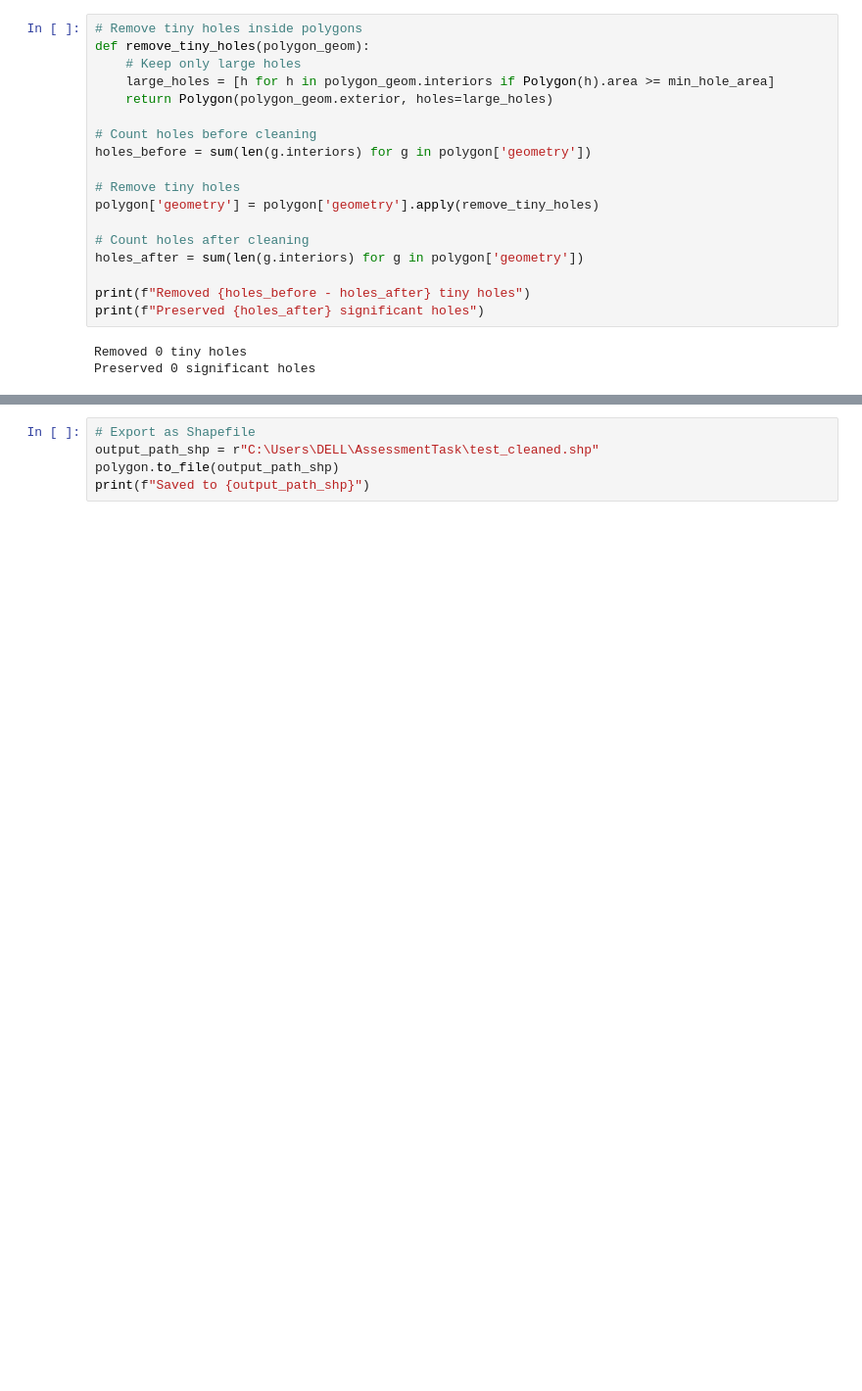
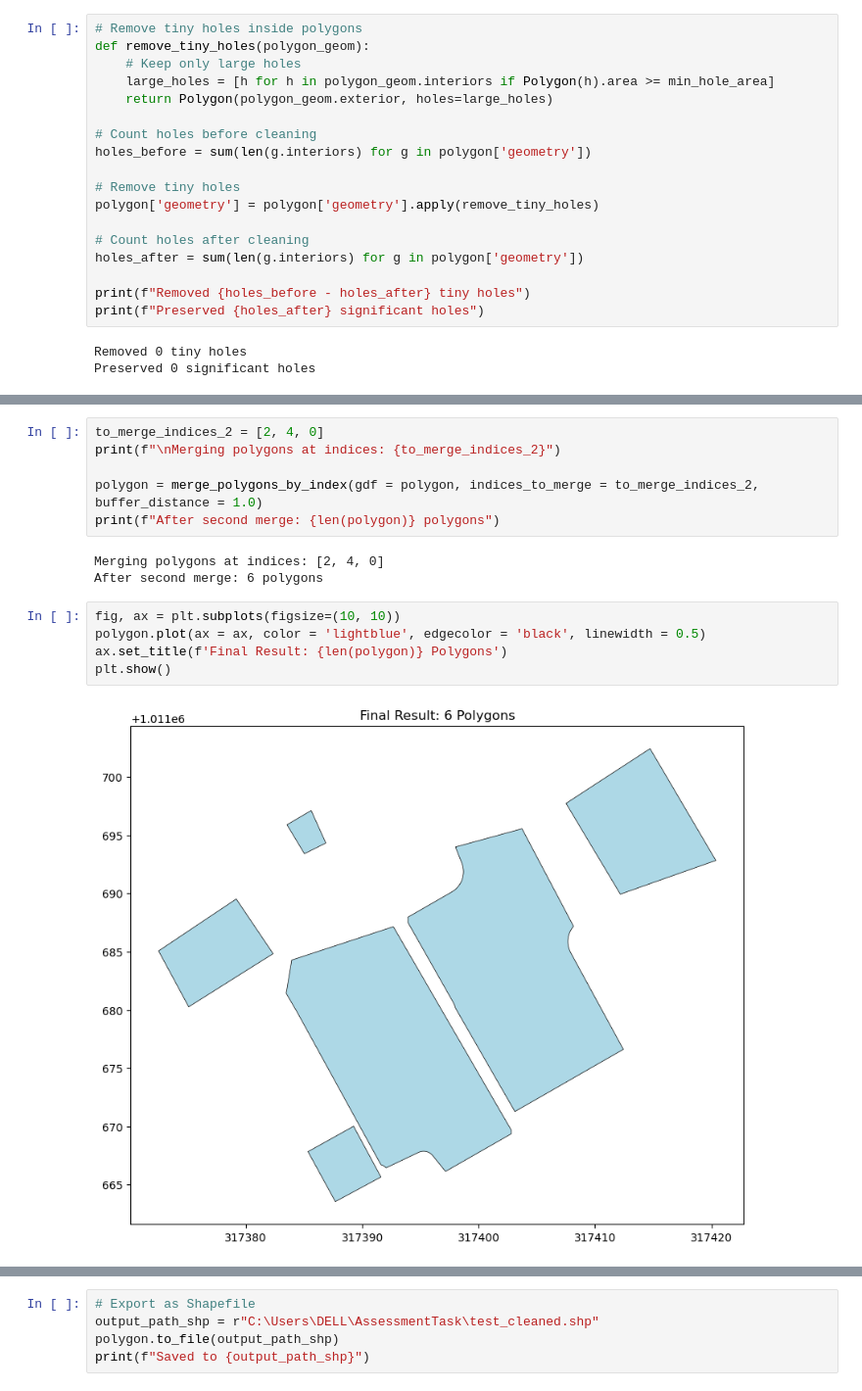
Before and after one commit to CodeWithNafisat/CleaningPolygons, a Jupyter notebook: PolgonTask.ipynb, the cells around one changed output, grey strips where cells are left out. Shown at 98% size. Drawn from its saved outputs; the diff is of its cells as text; blank space fills up the shorter version.

```diff
--- a/PolgonTask.ipynb
+++ b/PolgonTask.ipynb
@@ -223,0 +292,16 @@ plt.show()
+# %%
+to_merge_indices_2 = [2, 4, 0]
+print(f"\nMerging polygons at indices: {to_merge_indices_2}")
+
+polygon = merge_polygons_by_index(gdf = polygon, indices_to_merge = to_merge_indices_2,  buffer_distance = 1.0)
+print(f"After second merge: {len(polygon)} polygons")
+# %% [output]
+Merging polygons at indices: [2, 4, 0]
+After second merge: 6 polygons
+# %%
+fig, ax = plt.subplots(figsize=(10, 10))
+polygon.plot(ax = ax, color = 'lightblue', edgecolor = 'black', linewidth = 0.5)
+ax.set_title(f'Final Result: {len(polygon)} Polygons')
+plt.show()
+# %% [output]
+[figure, added]
```
Also changed, not shown: parts of 14 cells of this notebook, 2 other files.
